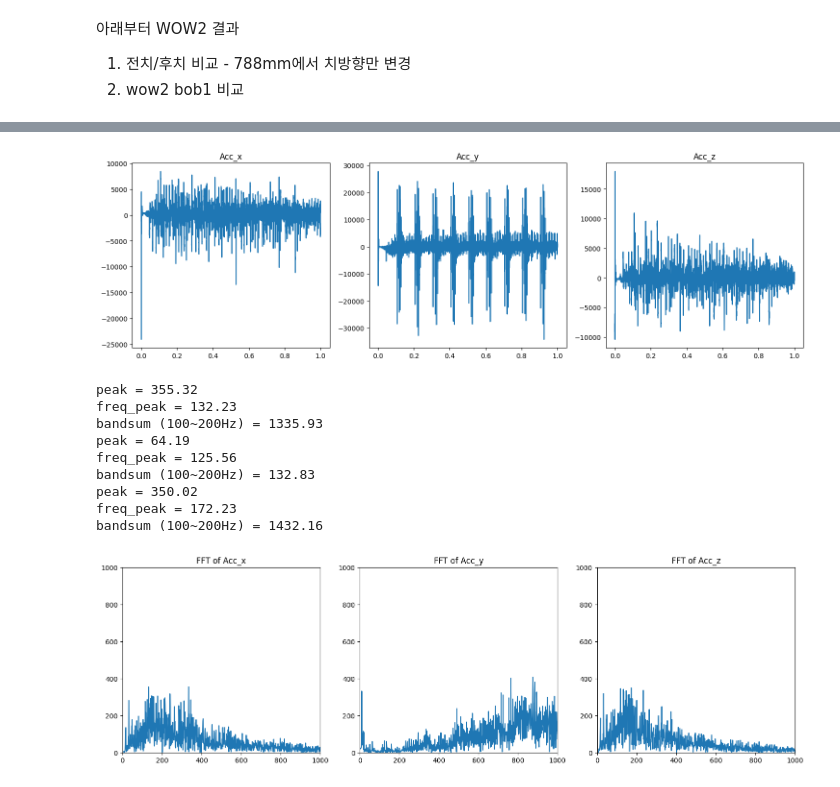
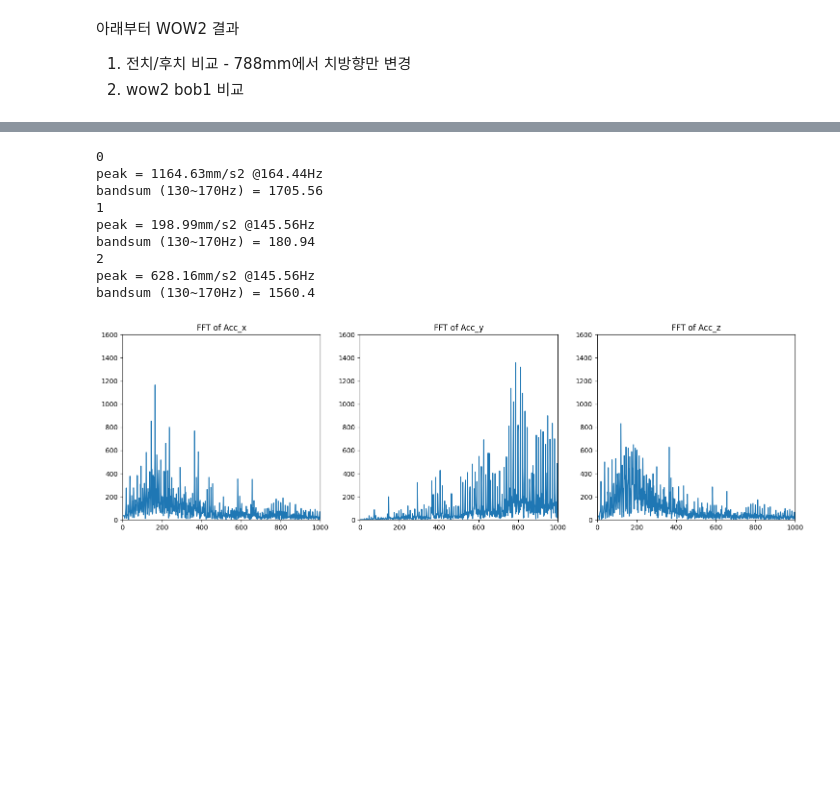
Before and after one commit to hskim-py/REPS_Low_Frequency_NVH_Post, a Jupyter notebook: Ansys_motion_post_result_RBNA_Low_frequency_NVH_FFT_25r2_Input정입력_조건.ipynb, the cells around one changed output, grey strips where cells are left out. Drawn from its saved outputs; the diff is of its cells as text; code cells hidden in the pictures; blank space fills up the shorter version.

```diff
--- a/Ansys_motion_post_result_RBNA_Low_frequency_NVH_FFT_25r2_Input정입력_조건.ipynb
+++ b/Ansys_motion_post_result_RBNA_Low_frequency_NVH_FFT_25r2_Input정입력_조건.ipynb
@@ -162,15 +162,15 @@ def analyze_acceleration_data(target, paths_list, file_path, FFT_start_time, FFT
         #print(f"bandsum (100~200Hz) = {round(bandsum_100_200,2)}")
 
         #130~160 Bandsum
-        bandsum_130_160 = calculate_bandsum(xf, y_fft, 130, 160)
-        print(f"bandsum (130~160Hz) = {round(bandsum_130_160,2)}")
+        bandsum_130_170 = calculate_bandsum(xf, y_fft, 130, 170)
+        print(f"bandsum (130~170Hz) = {round(bandsum_130_170,2)}")
 
 
         # Plot the FFT results on the corresponding subplot
         axs[i].plot(xf, y_fft)
         axs[i].set_title(f'FFT of {acceleration_labels[i]}')
         axs[i].set_xlim(0, 1000)
-        axs[i].set_ylim(0, 1500)  # Set y-axis limit to 0-2000 as requested
+        axs[i].set_ylim(0, 1600)  # Set y-axis limit to 0-2000 as requested
 
     # Connect the motion_notify_event to the on_move function for the second figure
     fig2.canvas.mpl_connect('motion_notify_event', on_move)
@@ -294,25 +292,23 @@ bandsum (100~200Hz) = 1776.55
 # %%
 target = "TIE_ROD_R"
 paths_list = ["Acceleration/X", "Acceleration/Y", "Acceleration/Z"]
 install_path = os.environ['AWP_ROOT252']
-file_path = os.path.join(install_path, r'C:\00_Project_ssd\JX_Assy\JX_deflector_angle_no_hsg_688_TQ_WOW2.dfr')
-#WOW2 결과임
+file_path = os.path.join(install_path, r'C:\00_Project_ssd\JX_Assy\JX_deflector_angle_WOW1_MVA60.dfr')
 FFT_start_time = 0.1
 FFT_end_time = 1
 
 analyze_acceleration_data(target, paths_list, file_path, FFT_start_time, FFT_end_time)
 # %% [output]
+0
+peak = 1164.63mm/s2 @164.44Hz
+bandsum (130~170Hz) = 1705.56
+1
+peak = 198.99mm/s2 @145.56Hz
+bandsum (130~170Hz) = 180.94
+2
+peak = 628.16mm/s2 @145.56Hz
+bandsum (130~170Hz) = 1560.4
-[figure, old version]
+[figure, new version]
-peak = 355.32
-freq_peak = 132.23
-bandsum (100~200Hz) = 1335.93
-peak = 64.19
-freq_peak = 125.56
-bandsum (100~200Hz) = 132.83
-peak = 350.02
-freq_peak = 172.23
-bandsum (100~200Hz) = 1432.16
-[figure, removed]
 # %%
 target = "TIE_ROD_R"
 paths_list = ["Acceleration/X", "Acceleration/Y", "Acceleration/Z"]
```
Also changed, not shown: parts of 15 cells of this notebook.
